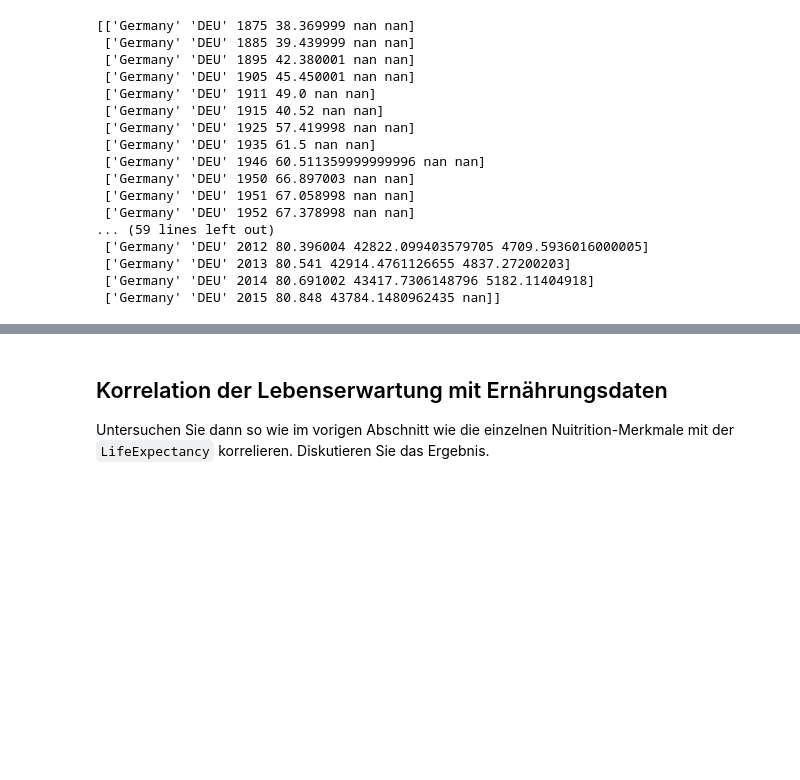
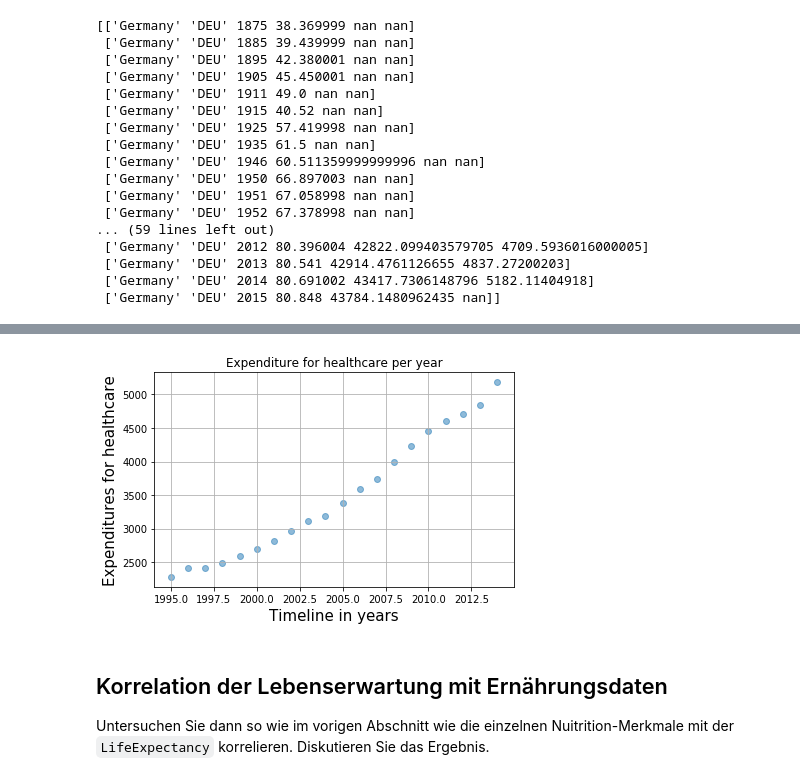
Before and after one commit to JaninaMattes/data-mining-pattern-recogntion, a Jupyter notebook: src/proj1_global_health_app/model/Project1_Global_HealthData_App.ipynb, the cells around one changed output, grey strips where cells are left out. Drawn from its saved outputs; the diff is of its cells as text; code cells hidden in the pictures; blank space fills up the shorter version.

```diff
--- a/src/proj1_global_health_app/model/Project1_Global_HealthData_App.ipynb
+++ b/src/proj1_global_health_app/model/Project1_Global_HealthData_App.ipynb
@@ -570,3 +586,17 @@ plt.show()
+# %%
+fig, ax = plt.subplots()
+ax.scatter(years[:], ann_health[:], alpha=0.5)
+
+ax.set_xlabel('Timeline in years', fontsize=15)
+ax.set_ylabel('Expenditures for healthcare', fontsize=15)
+ax.set_title('Expenditure for healthcare per year')
+
+ax.grid(True)
+fig.tight_layout()
+
+plt.show()
+# %% [output]
+[figure, added]
 # %% [markdown]
 ## Korrelation der Lebenserwartung mit Ernährungsdaten
 Untersuchen Sie dann so wie im vorigen Abschnitt wie die einzelnen Nuitrition-Merkmale mit der `LifeExpectancy` korrelieren. Diskutieren Sie das Ergebnis.
```
Also changed, not shown: parts of 4 cells of this notebook.
